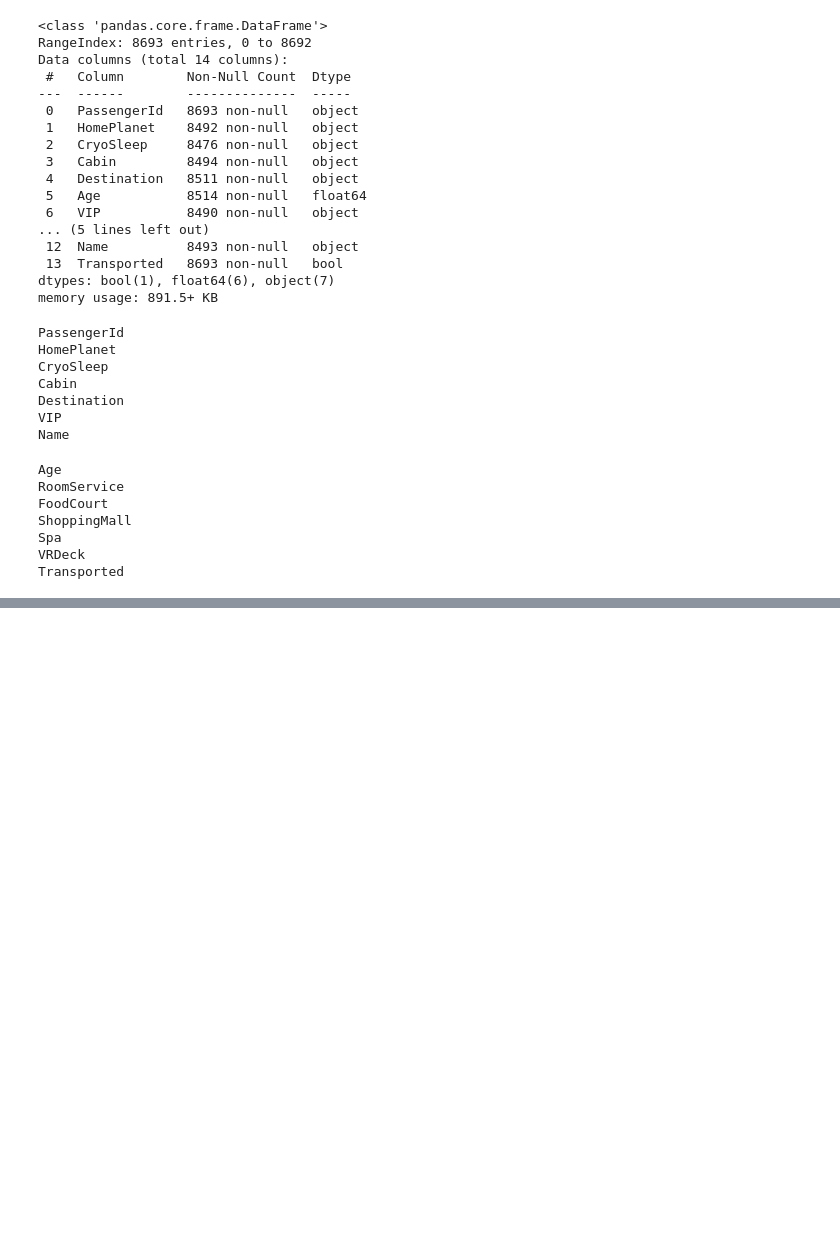
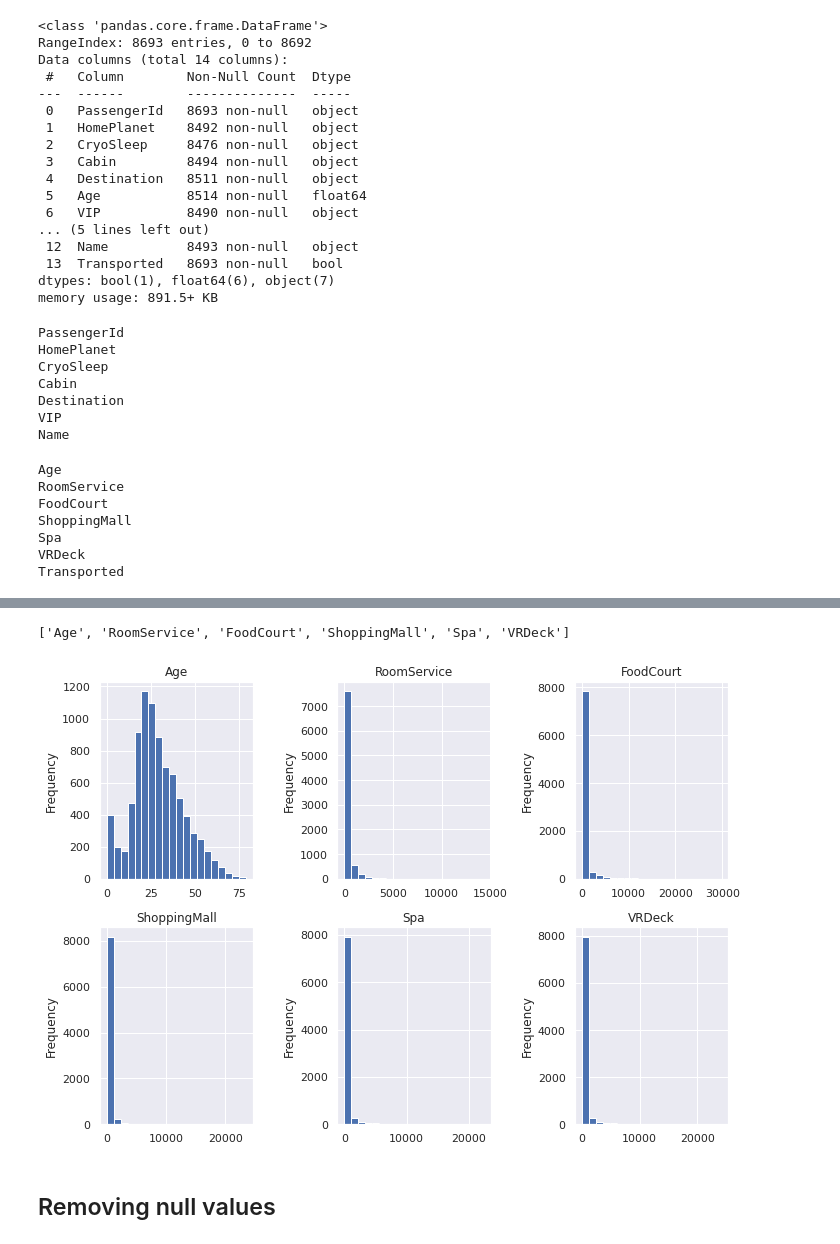
Before and after one commit to praseedm/Spaceship_titanic, a Jupyter notebook: EDA.ipynb, the cells around one changed output, grey strips where cells are left out. Cells and saved outputs as stored; diff of their text form; code cells hidden in the pictures; blank space fills up the shorter version.

```diff
--- a/EDA.ipynb
+++ b/EDA.ipynb
@@ -103,0 +140,18 @@ Transported
+# %%
+num_variables = list(train_df._get_numeric_data().columns)
+# print(num_variables)
+num_variables.remove('Transported')
+print(num_variables)
+# %% [output]
+['Age', 'RoomService', 'FoodCourt', 'ShoppingMall', 'Spa', 'VRDeck']
+# %%
+plt.figure(figsize=(10,7))
+for i,num_col in enumerate(num_variables):
+    plt.subplot(2,3,i+1)
+    train_df[num_col].plot(kind='hist', bins=20)
+    plt.title(num_col)
+plt.tight_layout();
+# %% [output]
+[figure, added]
+# %% [markdown]
+## Removing null values
```
Also changed, not shown: parts of 6 cells of this notebook.
